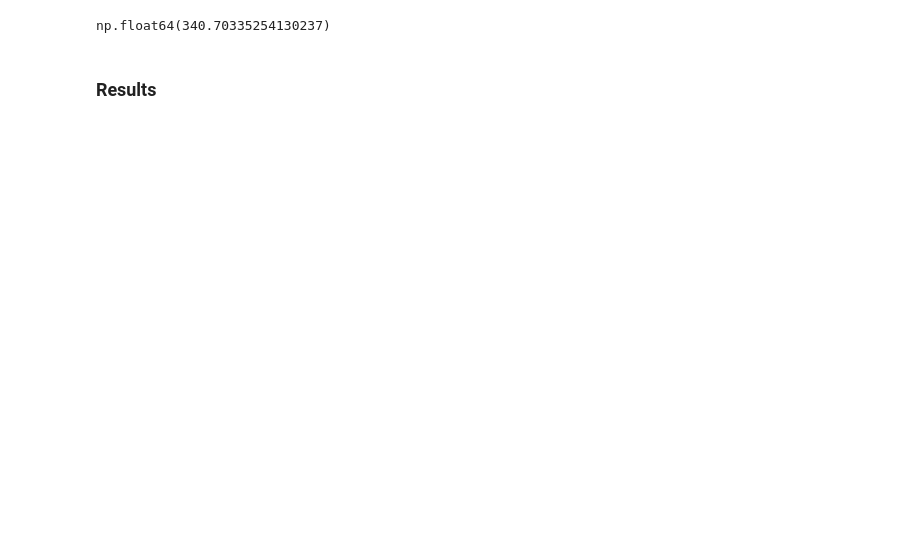
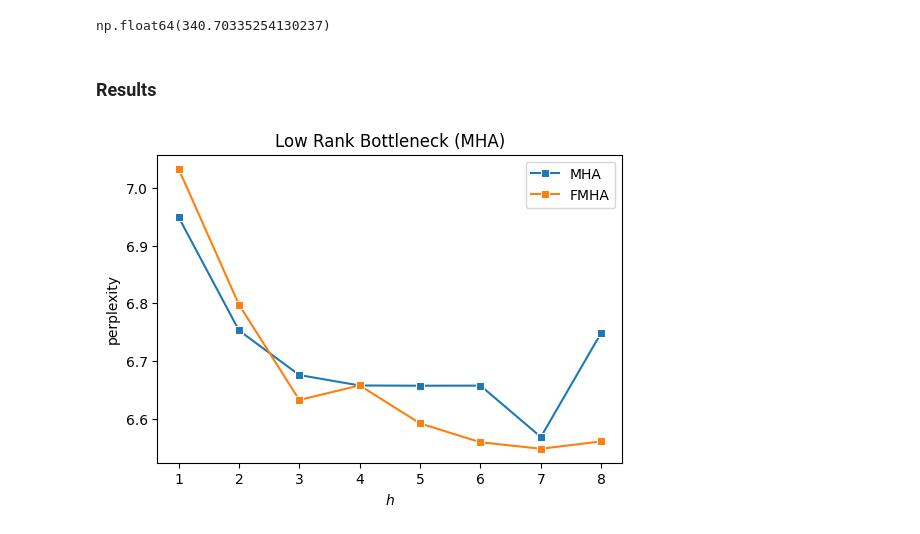
Before and after one commit to ardenpalme/nanoGPT, a Jupyter notebook: nanoGPT_experiments.ipynb, the cells around one changed output. Drawn from its saved outputs; the diff is of its cells as text; code cells hidden in the pictures; blank space fills up the shorter version.

Commit message:
re-ran experiments, cleaned up notebook

```diff
--- a/nanoGPT_experiments.ipynb
+++ b/nanoGPT_experiments.ipynb
@@ -30,8 +30,7 @@ n_samples = 350
 d=128
 ckpt_dir="experiments"
 # %%
-%%script false --no-raise-error
-for n_head in [64]:
+for n_head in n_head_choices:
     head_size = d//n_head
     train_cmd = [
         "python", "train.py", "config/train_shakespeare_char.py",
@@ -77,8 +101,7 @@ n_samples = 350
 d=128
 ckpt_dir="experiments"
 # %%
-%%script false --no-raise-error
-for n_head in [4,5,6,7,8]:
+for n_head in n_head_choices:
     head_size = 40 # > n=32
     train_cmd = [
         "python", "train.py", "config/train_shakespeare_char.py",
@@ -383,13 +241,16 @@ np.float64(340.70335254130237)
 # %% [markdown]
 ### Results
 # %%
-%%script false --no-raise-error
+# Experiment 1 Results
+# %%script false --no-raise-error
 fig, ax = plt.subplots(1,1,figsize=(6,4))
-sns.lineplot(df1, x='n_head', y='perplexity', marker='s', ax=ax, label="MHA")
+sns.lineplot(df1.iloc[:-3], x='n_head', y='perplexity', marker='s', ax=ax, label="MHA")
 sns.lineplot(df2, x='n_head', y='perplexity', marker='s', ax=ax, label="FMHA")
 ax.set_xlabel(r"$h$")
 ax.set_ylabel("perplexity")
 ax.set_title("Low Rank Bottleneck (MHA)")
-# plt.savefig("images/lrb_mha_fhma.png")
-plt.close()
+plt.savefig("images/lrb_mha_fhma.png")
+# plt.show()
+# %% [output]
+[figure, added]
 # %%
```
Also changed, not shown: parts of 9 cells of this notebook, 11 other files.
